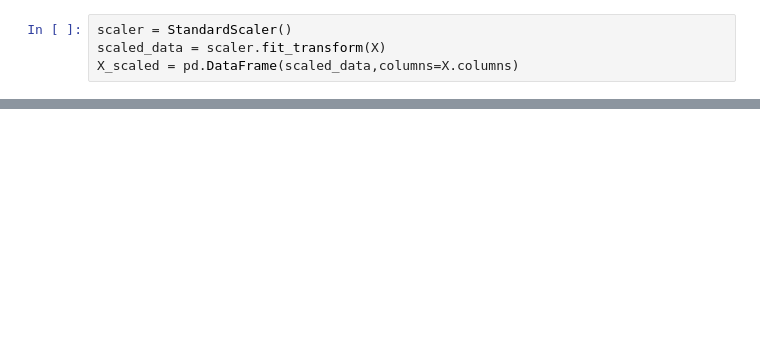
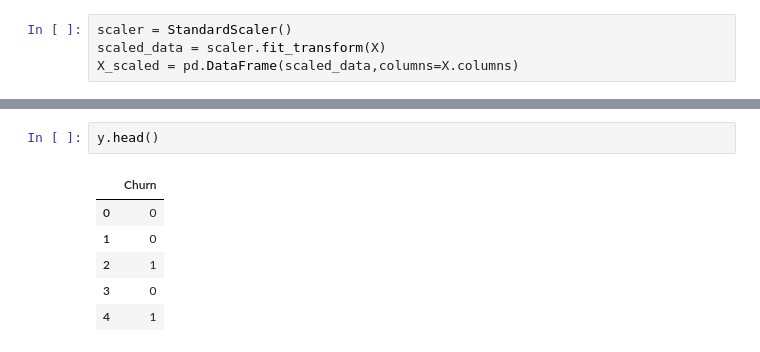
Before and after one commit to sallwright/Telco, a Jupyter notebook: notebooks/EDA and Data Preprocessing .ipynb, the cells around one changed output, grey strips where cells are left out. Saved outputs shown, nothing was run; the diff lists cells and outputs as text; blank space fills up the shorter version.

```diff
--- a/notebooks/EDA and Data Preprocessing .ipynb
+++ b/notebooks/EDA and Data Preprocessing .ipynb
@@ -93,0 +115,9 @@ X_scaled.to_csv('../data/processed/feature_data_scaled_and_dummied')
+# %%
+y.head()
+# %% [output]
+|  | Churn |
+| 0 | 0 |
+| 1 | 0 |
+| 2 | 1 |
+| 3 | 0 |
+| 4 | 1 |
```
Also changed, not shown: parts of 3 cells of this notebook, 4 other files.
